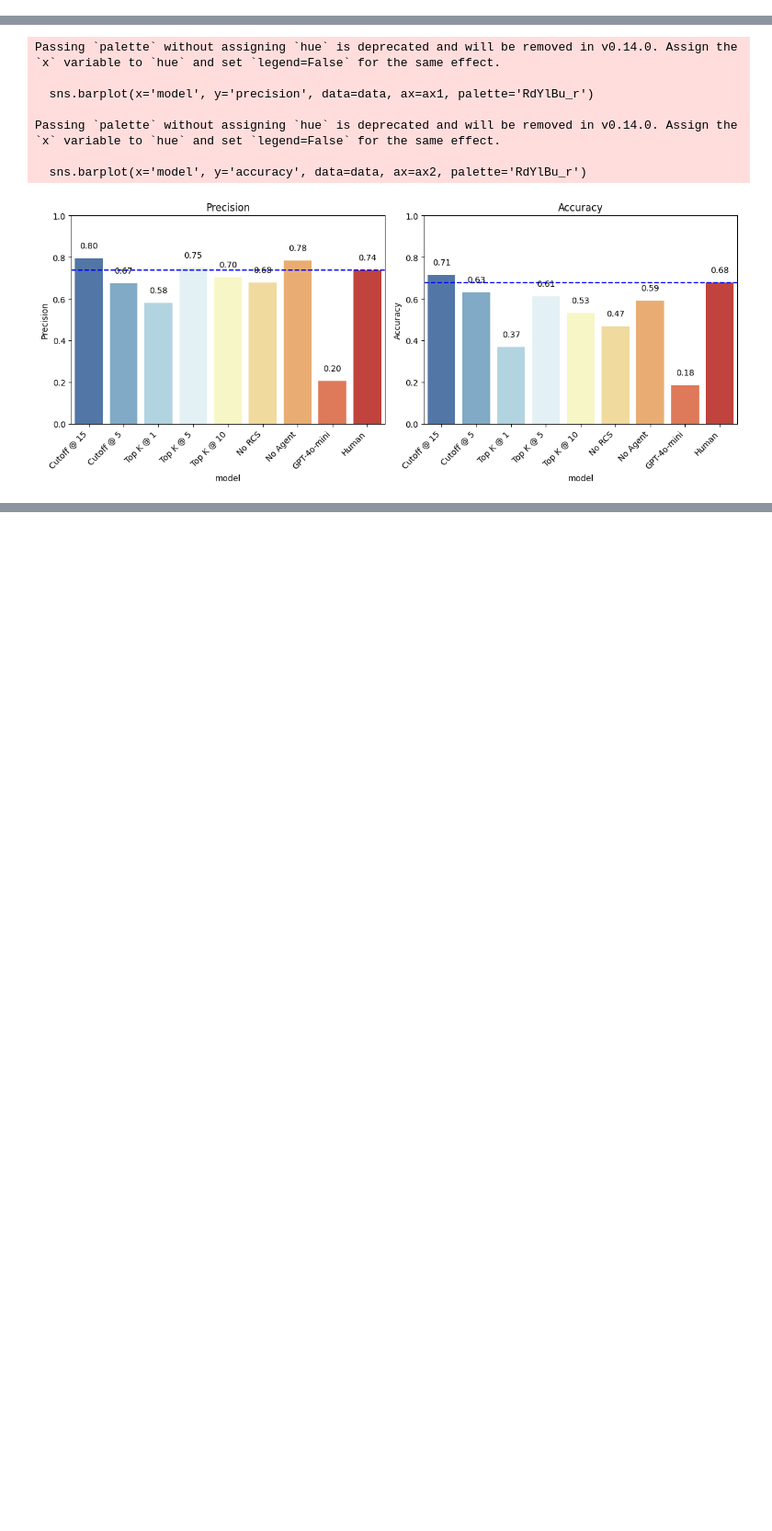
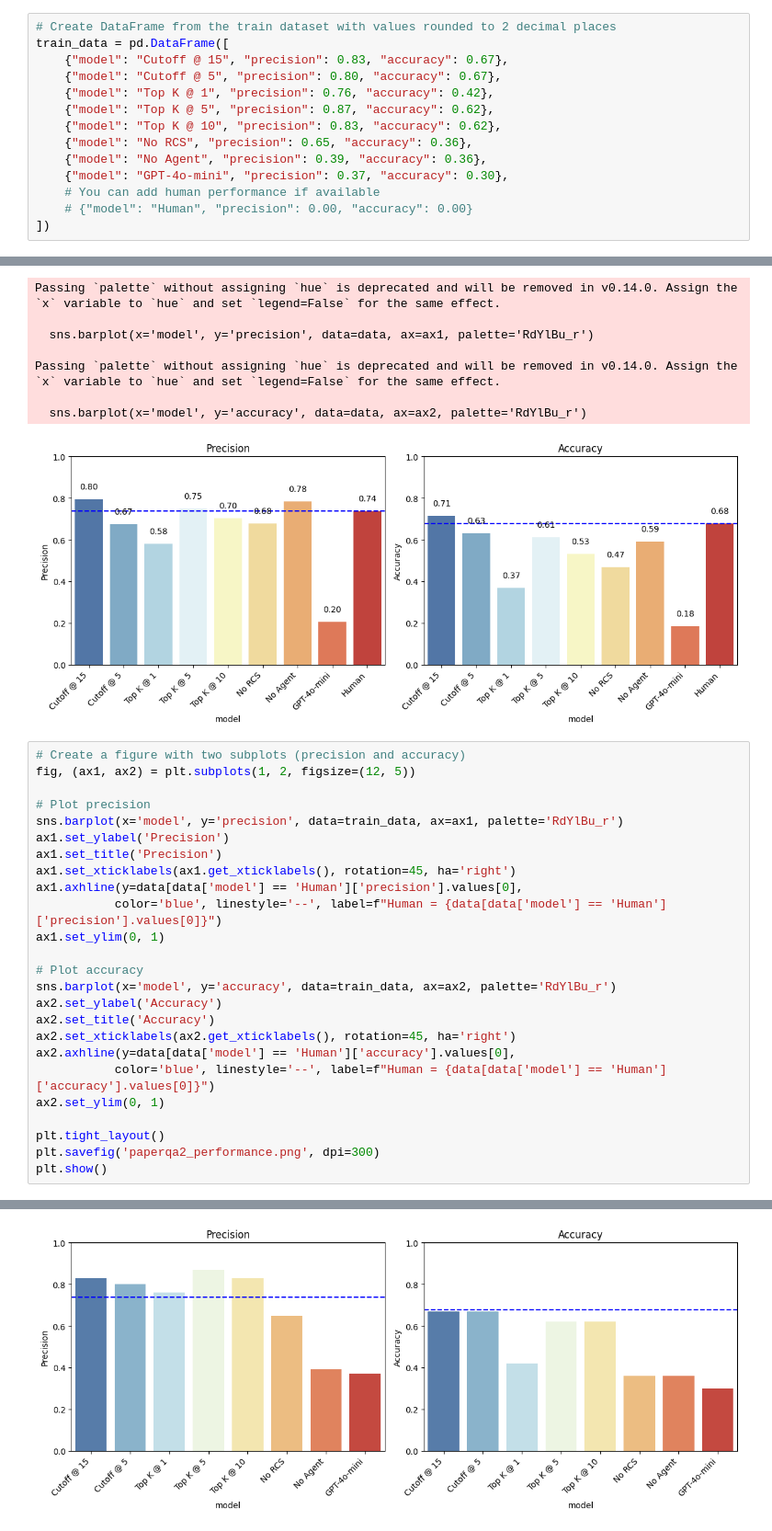
Before and after one commit to AprilQx/Paperqa, a Jupyter notebook: notebooks/reproduction_eval.ipynb, the cells around one changed output, grey strips where cells are left out. Shown at 92% size. Drawn from its saved outputs; the diff is of its cells as text; blank space fills up the shorter version.

Commit message:
obtained all results from training set

```diff
--- a/notebooks/reproduction_eval.ipynb
+++ b/notebooks/reproduction_eval.ipynb
@@ -46,6 +54,20 @@ data = pd.DataFrame([
 
 # Sort by precision (descending)
 # data = data.sort_values('precision', ascending=False)
+# %%
+# Create DataFrame from the train dataset with values rounded to 2 decimal places
+train_data = pd.DataFrame([
+    {"model": "Cutoff @ 15", "precision": 0.83, "accuracy": 0.67},
+    {"model": "Cutoff @ 5", "precision": 0.80, "accuracy": 0.67},
+    {"model": "Top K @ 1", "precision": 0.76, "accuracy": 0.42},
+    {"model": "Top K @ 5", "precision": 0.87, "accuracy": 0.62},
+    {"model": "Top K @ 10", "precision": 0.83, "accuracy": 0.62},
+    {"model": "No RCS", "precision": 0.65, "accuracy": 0.36},
+    {"model": "No Agent", "precision": 0.39, "accuracy": 0.36},
+    {"model": "GPT-4o-mini", "precision": 0.37, "accuracy": 0.30},
+    # You can add human performance if available
+    # {"model": "Human", "precision": 0.00, "accuracy": 0.00}
+])
 # %%
 # Create a figure with two subplots (precision and accuracy)
 fig, (ax1, ax2) = plt.subplots(1, 2, figsize=(12, 5))
@@ -84,3 +106,29 @@ Passing `palette` without assigning `hue` is deprecated and will be removed in v
 
   sns.barplot(x='model', y='accuracy', data=data, ax=ax2, palette='RdYlBu_r')
 [figure]
+# %%
+# Create a figure with two subplots (precision and accuracy)
+fig, (ax1, ax2) = plt.subplots(1, 2, figsize=(12, 5))
+
+# Plot precision
+sns.barplot(x='model', y='precision', data=train_data, ax=ax1, palette='RdYlBu_r')
+ax1.set_ylabel('Precision')
+ax1.set_title('Precision')
+ax1.set_xticklabels(ax1.get_xticklabels(), rotation=45, ha='right')
+ax1.axhline(y=data[data['model'] == 'Human']['precision'].values[0],
+           color='blue', linestyle='--', label=f"Human = {data[data['model'] == 'Human']['precision'].values[0]}")
+ax1.set_ylim(0, 1)
+
+# Plot accuracy
+sns.barplot(x='model', y='accuracy', data=train_data, ax=ax2, palette='RdYlBu_r')
+ax2.set_ylabel('Accuracy')
+ax2.set_title('Accuracy')
+ax2.set_xticklabels(ax2.get_xticklabels(), rotation=45, ha='right')
+ax2.axhline(y=data[data['model'] == 'Human']['accuracy'].values[0],
+           color='blue', linestyle='--', label=f"Human = {data[data['model'] == 'Human']['accuracy'].values[0]}")
+ax2.set_ylim(0, 1)
+
+plt.tight_layout()
+plt.savefig('paperqa2_performance.png', dpi=300)
+plt.show()
+# %% [output]
@@ -86,0 +142 @@ Passing `palette` without assigning `hue` is deprecated and will be removed in v
+[figure, added]
```
Also changed, not shown: parts of 2 cells of this notebook, 6 other files.
